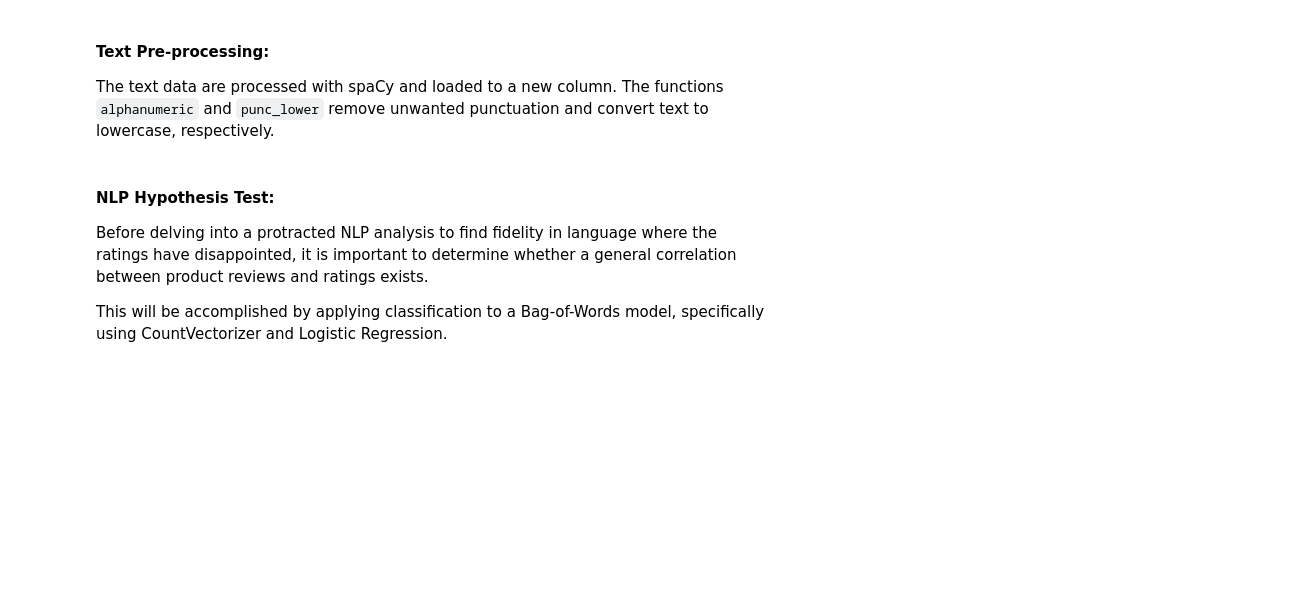
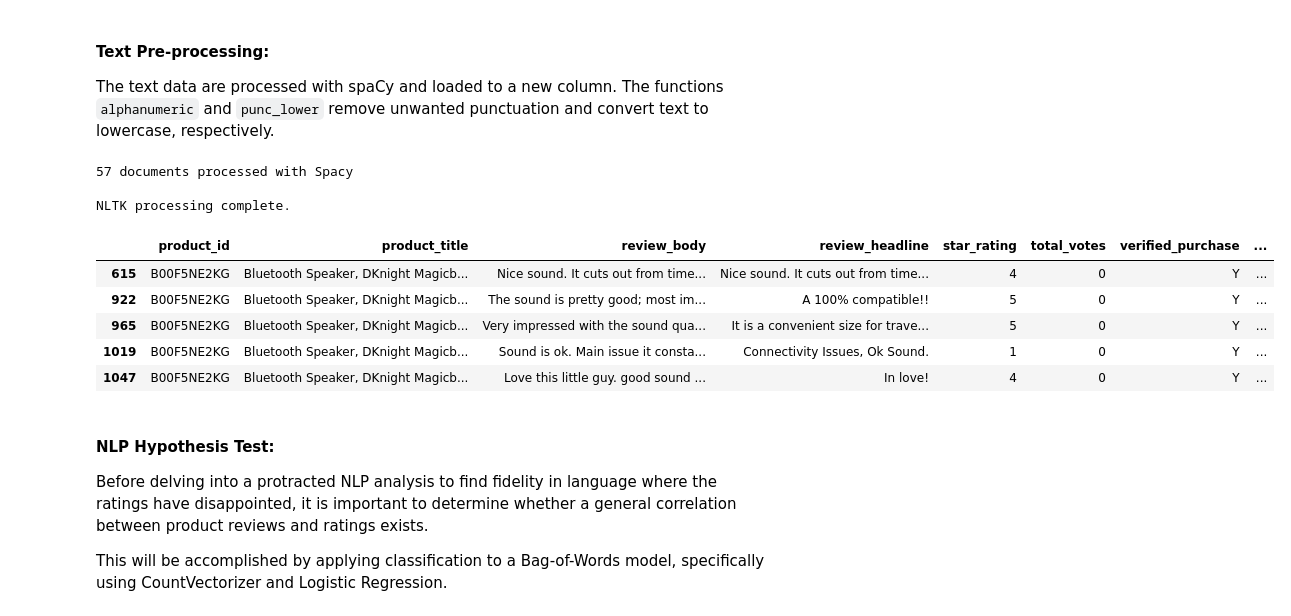
Before and after one commit to rwmyers46/Net-Promoter-Score-2.0, a Jupyter notebook: product-investigation-nps.ipynb, the cells around one changed output. Cells and saved outputs as stored; diff of their text form; code cells hidden in the pictures; blank space fills up the shorter version.

```diff
--- a/product-investigation-nps.ipynb
+++ b/product-investigation-nps.ipynb
@@ -116,7 +151,7 @@ print("Median NPS Rating:", df_product.nps.median())
 
 The text data are processed with spaCy and loaded to a new column. The functions `alphanumeric` and `punc_lower` remove unwanted punctuation and convert text to lowercase, respectively.
 # %%
-nlp = spacy.load('/home/ubuntu/anaconda3/lib/python3.7/site-packages/en_core_web_sm/en_core_web_sm-2.1.0/')
+nlp = spacy.load("/anaconda3/lib/python3.7/site-packages/en_core_web_sm/en_core_web_sm-2.1.0")
 
 stop_words = spacy.lang.en.stop_words.STOP_WORDS
 stop_words.update(['-PRON-', 'pron', 'br', '<br/>', '<br />', '<br>', '<br', 'br>', '</br', 'br/>', '<br /><br />', 'use', 'like', '/br', 'br/'])
@@ -131,36 +166,45 @@ for document in nlp.pipe(df_product.review_body, n_threads = -1):
 
     except:
         list_of_spacy.append('bad_doc')
         print('bad doc:', document)
 
 df_product['review_body_spacy'] = list_of_spacy
 
 print(f'{len(list_of_spacy)} documents processed with Spacy\n')
+df_product.to_pickle('./data/df_product-spacy.pkl')
 
 # pre-process text with NLTK for Corex:
 
 alphanumeric = lambda x: re.sub(r'<[^>]*>\w*\d\w*', '', x)
 punc_lower = lambda x: re.sub('[%s]' % re.escape(string.punctuation), '', x.lower())
 
 words = set(nltk.corpus.words.words())
 
 nltk_list = []
 
 df_product['cleaned_review_body_text'] = df_product['review_body_spacy'].apply\
 (lambda x: ' '.join([ele.lemma_ for ele in x if ele.lemma_ not in stop_words and ele not in stop_words]))
 
 for row in df_product['cleaned_review_body_text']:
     nltk_list.append(' '.join(w for w in nltk.wordpunct_tokenize(row) if w.lower() in words or not w.isalpha()))
 
 df_product['nltk_terms'] = nltk_list
-
 df_product['nltk_terms'] = df_product['nltk_terms'].map(alphanumeric).map(punc_lower)
-
 df_product = df_product.drop(columns = ['cleaned_review_body_text'])
 
 print('NLTK processing complete.')
-
+df_product.to_pickle('./data/df_product-nltk.pkl')
 df_product.head()
+# %% [output]
+57 documents processed with Spacy
+
+NLTK processing complete.
+|  | product_id | product_title | review_body | review_headline | star_rating | total_votes | verified_purchase | ... |
+| 615 | B00F5NE2KG | Bluetooth Speaker, DKnight Magicb... | Nice sound. It cuts out from time... | Nice sound. It cuts out from time... | 4 | 0 | Y | ... |
+| 922 | B00F5NE2KG | Bluetooth Speaker, DKnight Magicb... | The sound is pretty good; most im... | A 100% compatible!! | 5 | 0 | Y | ... |
+| 965 | B00F5NE2KG | Bluetooth Speaker, DKnight Magicb... | Very impressed with the sound qua... | It is a convenient size for trave... | 5 | 0 | Y | ... |
+| 1019 | B00F5NE2KG | Bluetooth Speaker, DKnight Magicb... | Sound is ok. Main issue it consta... | Connectivity Issues, Ok Sound. | 1 | 0 | Y | ... |
+| 1047 | B00F5NE2KG | Bluetooth Speaker, DKnight Magicb... | Love this little guy. good sound ... | In love! | 4 | 0 | Y | ... |
 # %% [markdown]
 #### NLP Hypothesis Test:
 
```
Also changed, not shown: parts of 30 cells of this notebook, 4 other files.
